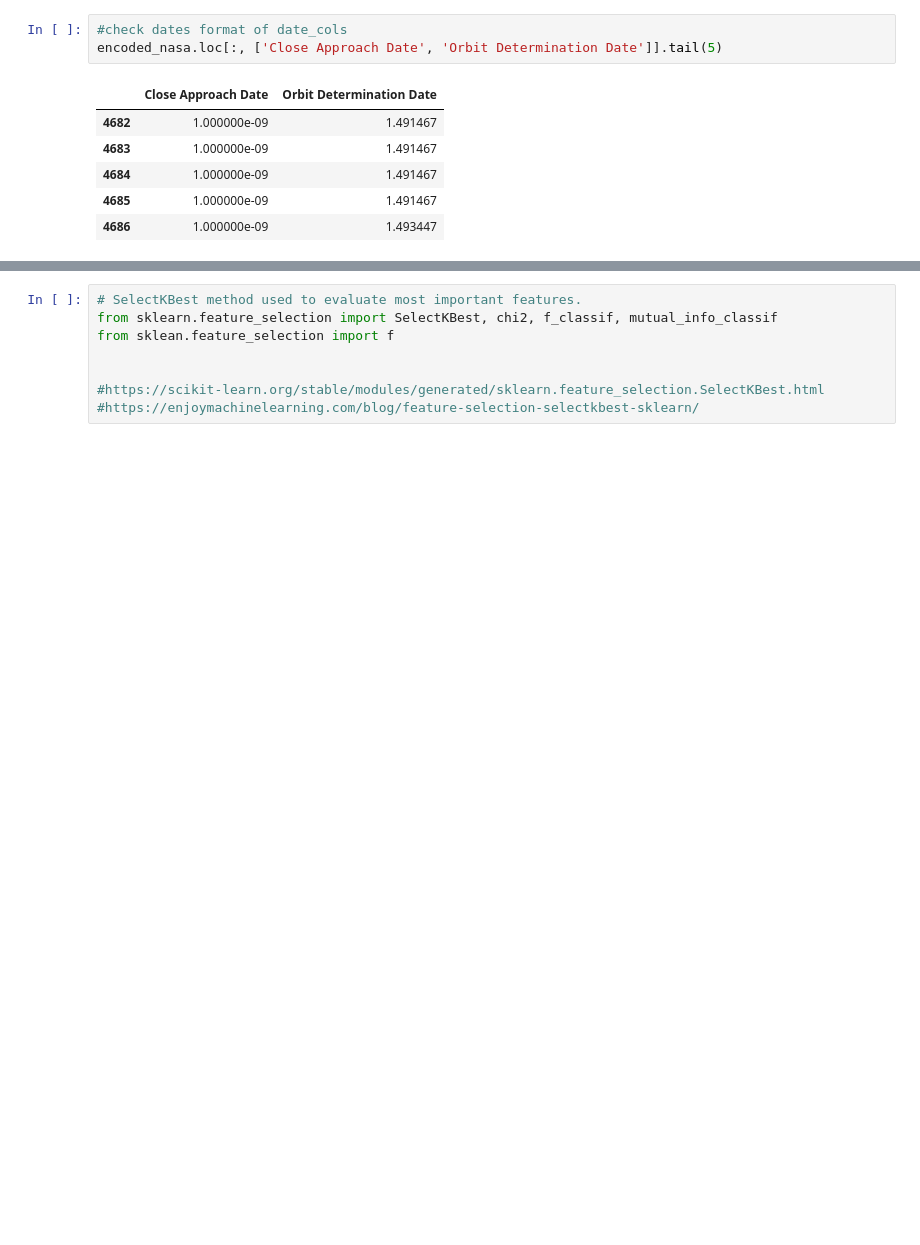
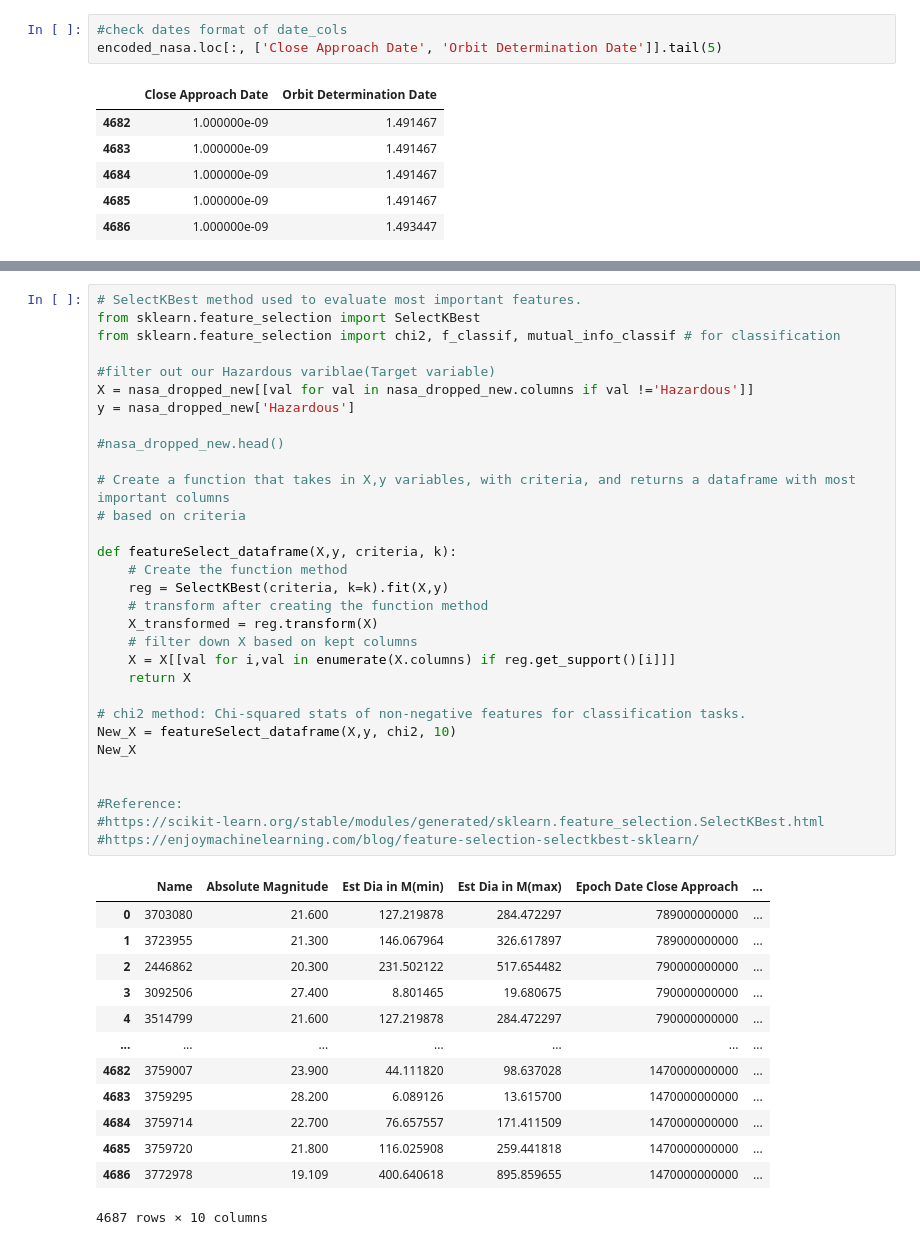
Before and after one commit to alisonjing/DTSA5506-Data-Mining-Project, a Jupyter notebook: NASA_Asteroid_Classification.ipynb, the cells around one changed output, grey strips where cells are left out. Saved outputs shown, nothing was run; the diff lists cells and outputs as text; blank space fills up the shorter version.

```diff
--- a/NASA_Asteroid_Classification.ipynb
+++ b/NASA_Asteroid_Classification.ipynb
@@ -347,8 +347,45 @@ len(nasa_dropped_new.columns)
-# %%
-# SelectKBest method used to evaluate most important features.
-from sklearn.feature_selection import SelectKBest, chi2, f_classif, mutual_info_classif
-from sklean.feature_selection import f
-
-
-#https://scikit-learn.org/stable/modules/generated/sklearn.feature_selection.SelectKBest.html
-#https://enjoymachinelearning.com/blog/feature-selection-selectkbest-sklearn/
+# %%
+# SelectKBest method used to evaluate most important features.
+from sklearn.feature_selection import SelectKBest
+from sklearn.feature_selection import chi2, f_classif, mutual_info_classif # for classification
+
+#filter out our Hazardous variblae(Target variable)
+X = nasa_dropped_new[[val for val in nasa_dropped_new.columns if val !='Hazardous']]
+y = nasa_dropped_new['Hazardous']
+
+#nasa_dropped_new.head()
+
+# Create a function that takes in X,y variables, with criteria, and returns a dataframe with most important columns
+# based on criteria
+
+def featureSelect_dataframe(X,y, criteria, k):
+    # Create the function method
+    reg = SelectKBest(criteria, k=k).fit(X,y)
+    # transform after creating the function method
+    X_transformed = reg.transform(X)
+    # filter down X based on kept columns
+    X = X[[val for i,val in enumerate(X.columns) if reg.get_support()[i]]]
+    return X
+
+# chi2 method: Chi-squared stats of non-negative features for classification tasks.
+New_X = featureSelect_dataframe(X,y, chi2, 10)
+New_X
+
+
+#Reference:
+#https://scikit-learn.org/stable/modules/generated/sklearn.feature_selection.SelectKBest.html
+#https://enjoymachinelearning.com/blog/feature-selection-selectkbest-sklearn/
+# %% [output]
+|  | Name | Absolute Magnitude | Est Dia in M(min) | Est Dia in M(max) | Epoch Date Close Approach | ... |
+| 0 | 3703080 | 21.600 | 127.219878 | 284.472297 | 789000000000 | ... |
+| 1 | 3723955 | 21.300 | 146.067964 | 326.617897 | 789000000000 | ... |
+| 2 | 2446862 | 20.300 | 231.502122 | 517.654482 | 790000000000 | ... |
+| 3 | 3092506 | 27.400 | 8.801465 | 19.680675 | 790000000000 | ... |
+| 4 | 3514799 | 21.600 | 127.219878 | 284.472297 | 790000000000 | ... |
+| ... | ... | ... | ... | ... | ... | ... |
+| 4682 | 3759007 | 23.900 | 44.111820 | 98.637028 | 1470000000000 | ... |
+| 4683 | 3759295 | 28.200 | 6.089126 | 13.615700 | 1470000000000 | ... |
+| 4684 | 3759714 | 22.700 | 76.657557 | 171.411509 | 1470000000000 | ... |
+| 4685 | 3759720 | 21.800 | 116.025908 | 259.441818 | 1470000000000 | ... |
+| 4686 | 3772978 | 19.109 | 400.640618 | 895.859655 | 1470000000000 | ... |
+4687 rows × 10 columns
```
Also changed, not shown: parts of 4 cells of this notebook.
